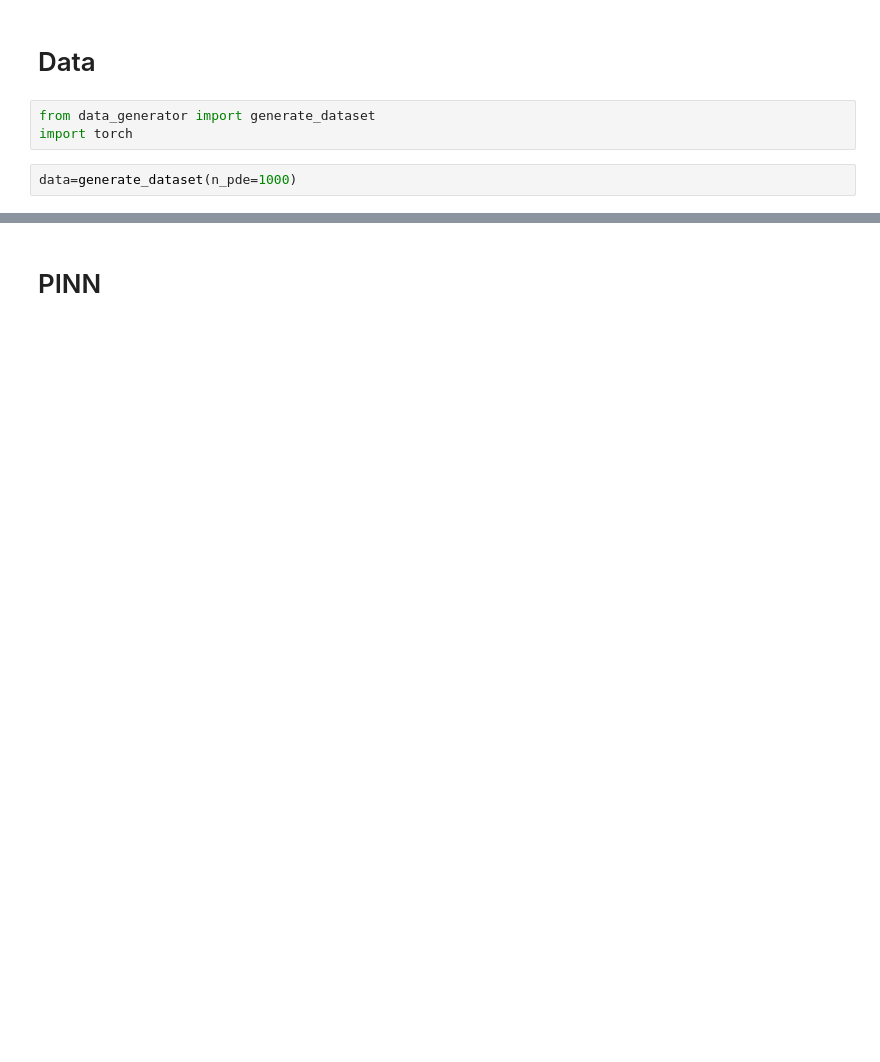
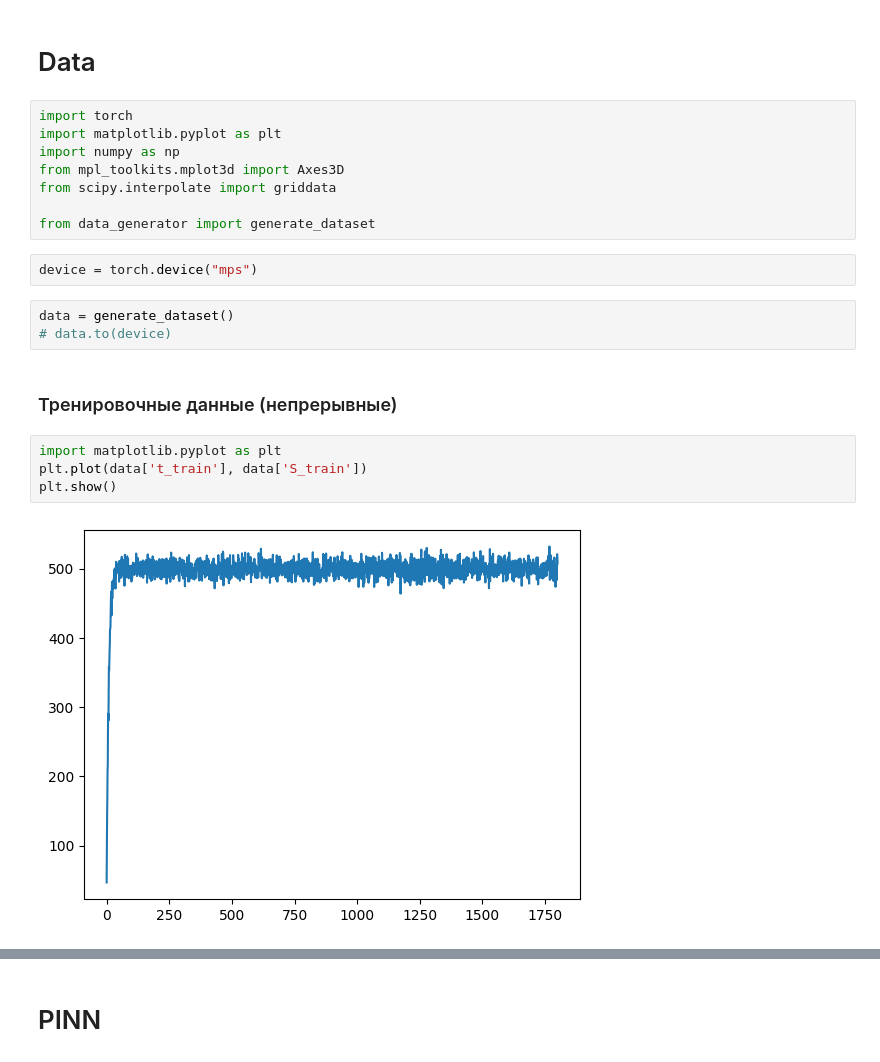
Before and after one commit to kzmna/PINN, a Jupyter notebook: src/training.ipynb, the cells around one changed output, grey strips where cells are left out. Cells and saved outputs as stored; diff of their text form; blank space fills up the shorter version.

Commit message:
add graphs

```diff
--- a/src/training.ipynb
+++ b/src/training.ipynb
@@ -1,7 +6,23 @@
 # %% [markdown]
 # Data
 # %%
+import torch
+import matplotlib.pyplot as plt
+import numpy as np
+from mpl_toolkits.mplot3d import Axes3D
+from scipy.interpolate import griddata
+
 from data_generator import generate_dataset
-import torch
+# %%
+device = torch.device("mps")
 # %%
-data=generate_dataset(n_pde=1000)
+data = generate_dataset()
+# data.to(device)
+# %% [markdown]
+### Тренировочные данные (непрерывные)
+# %%
+import matplotlib.pyplot as plt
+plt.plot(data['t_train'], data['S_train'])
+plt.show()
+# %% [output]
+[figure, added]
```
Also changed, not shown: parts of 51 cells of this notebook.
